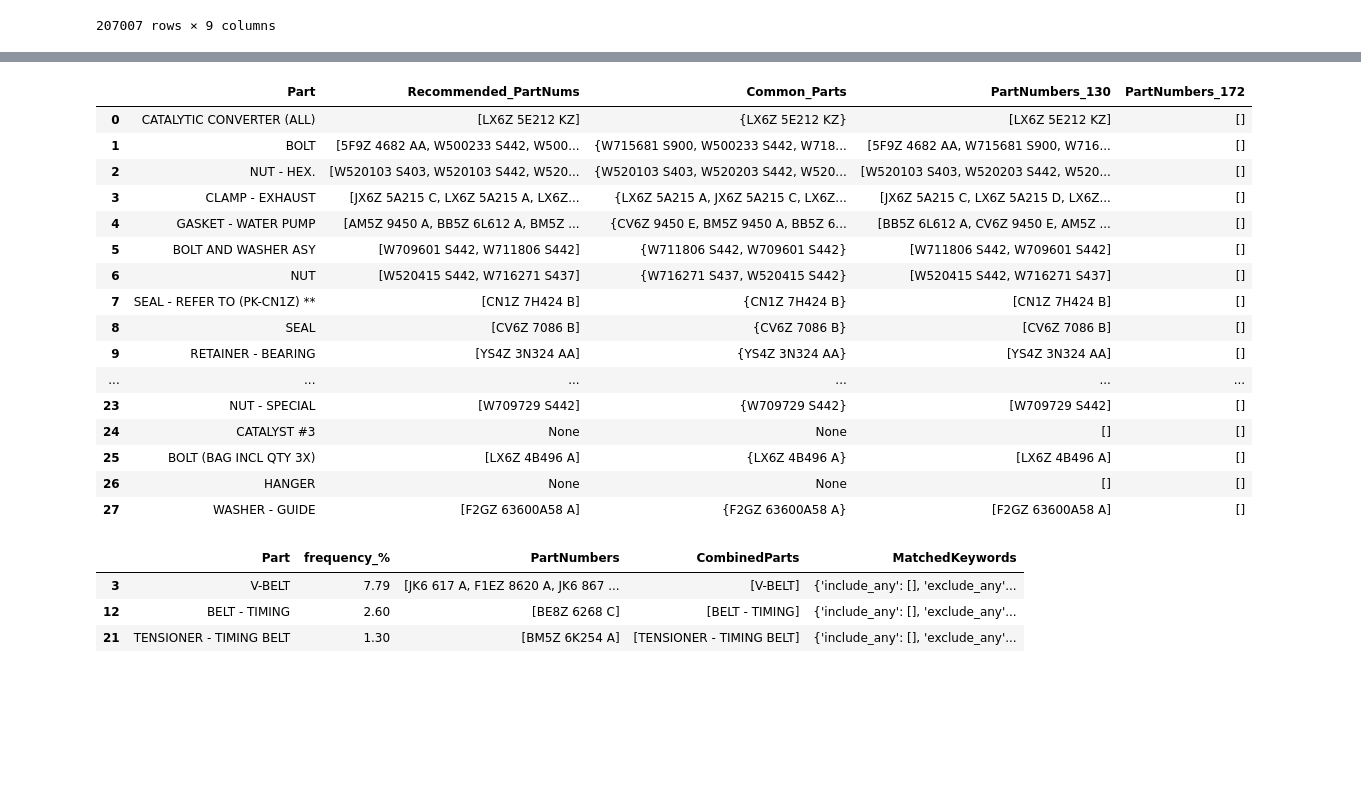
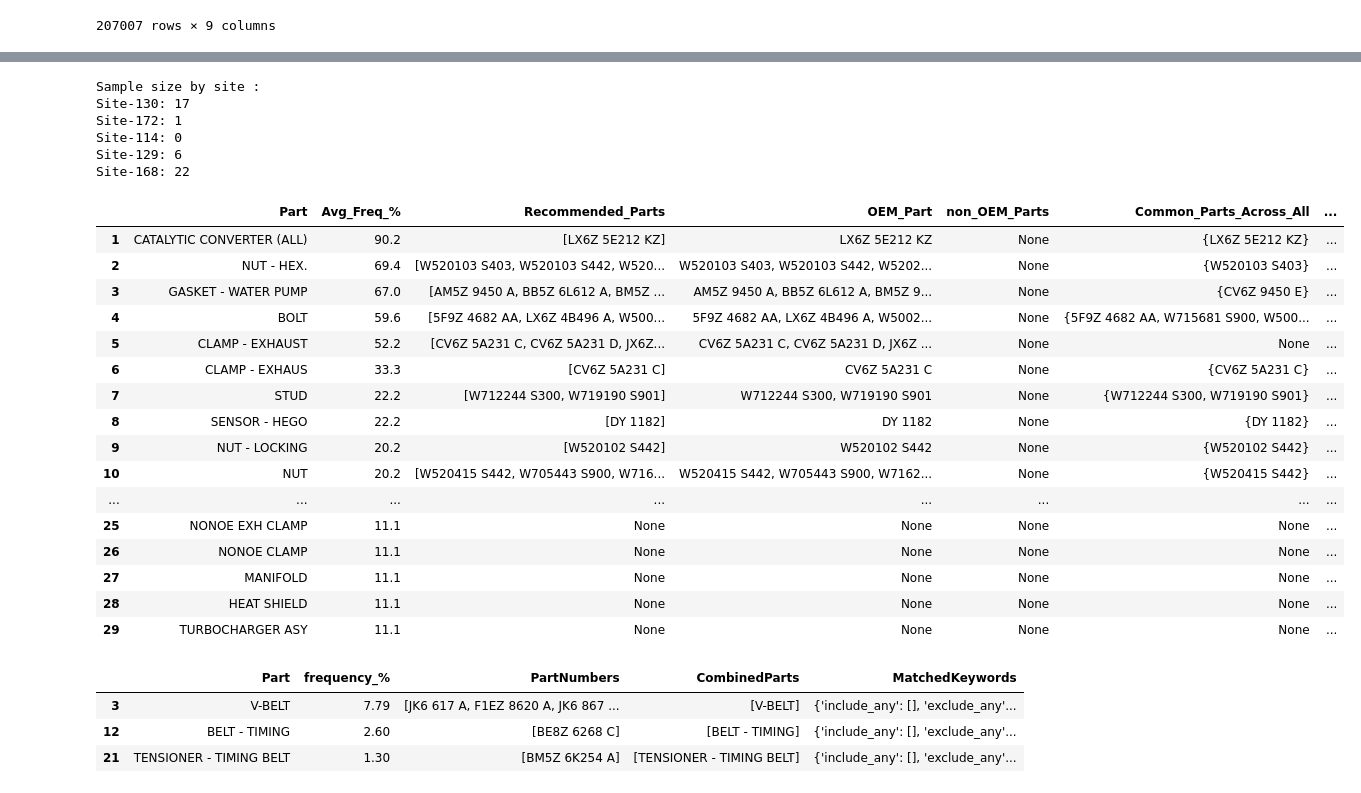
Before and after one commit to MeliPax/SPG, a Jupyter notebook: research/SPG_single_model_analysis.ipynb, the cells around one changed output, grey strips where cells are left out. Drawn from its saved outputs; the diff is of its cells as text; code cells hidden in the pictures; blank space fills up the shorter version.

```diff
--- a/research/SPG_single_model_analysis.ipynb
+++ b/research/SPG_single_model_analysis.ipynb
@@ -1589,10 +1615,11 @@ def execute_model(request_tbl_df, search_key_words, labour_line_df, parts_line_d
         match_mode="contains"         # or "word"
     ).reset_index(drop=True)
 
-    # print(f"")
+    # Total sample size for the job
+    sample_size = len(requests_filtered)
 
     # display(final_df)
-    return final_df
+    return [final_df, sample_size]
 # %% [markdown]
 Illustration for Site 172
 # %%
@@ -2263,3 +2255,6 @@ compare_site_results_side_by_side(results130_power_str, results172_power_str, pe
 key_wrd = key_wrds[2]
 results130_catal = execute_model(request_tbl_df = request_tbl_130, search_key_words = key_wrd, labour_line_df = labourline_tbl_130, parts_line_df = partslines_tbl_130, similarity_threshold=0.7, ignore_words=[" - "], groups=groups)
 results172_catal = execute_model(request_tbl_df = request_tbl_172, search_key_words = key_wrd, labour_line_df = labourline_tbl_172, parts_line_df = partslines_tbl_172, similarity_threshold=0.7, ignore_words=[" - "], groups=groups)
+results114_catal = execute_model(request_tbl_df = request_tbl_114, search_key_words = key_wrd, labour_line_df = labourline_tbl_114, parts_line_df = partslines_tbl_114, similarity_threshold=0.7, ignore_words=[" - "], groups=groups)
+results129_catal = execute_model(request_tbl_df = request_tbl_129, search_key_words = key_wrd, labour_line_df = labourline_tbl_129, parts_line_df = partslines_tbl_129, similarity_threshold=0.7, ignore_words=[" - "], groups=groups)
+results168_catal = execute_model(request_tbl_df = request_tbl_168, search_key_words = key_wrd, labour_line_df = labourline_tbl_168, parts_line_df = partslines_tbl_168, similarity_threshold=0.7, ignore_words=[" - "], groups=groups)
@@ -2285,24 +2261,37 @@ results172_catal = execute_model(request_tbl_df = request_tbl_172, search_key_wo
 # %%
+data = {
+    "130": results130_catal,
+    "172": results172_catal,
+    "114": results114_catal,
+    "129": results129_catal,
+    "168": results168_catal
+}
 
-compare_site_results_side_by_side(results130_catal, results172_catal, perc_thresh=1)
+compare_recommended_partLists_side_by_side(data)
 # %% [output]
+Sample size by site :
+Site-130: 17
+Site-172: 1
+Site-114: 0
+Site-129: 6
+Site-168: 22
-|  | Part | Recommended_PartNums | Common_Parts | PartNumbers_130 | PartNumbers_172 |
-| 0 | CATALYTIC CONVERTER (ALL) | [LX6Z 5E212 KZ] | {LX6Z 5E212 KZ} | [LX6Z 5E212 KZ] | [] |
-| 1 | BOLT | [5F9Z 4682 AA, W500233 S442, W500... | {W715681 S900, W500233 S442, W718... | [5F9Z 4682 AA, W715681 S900, W716... | [] |
-| 2 | NUT - HEX. | [W520103 S403, W520103 S442, W520... | {W520103 S403, W520203 S442, W520... | [W520103 S403, W520203 S442, W520... | [] |
-| 3 | CLAMP - EXHAUST | [JX6Z 5A215 C, LX6Z 5A215 A, LX6Z... | {LX6Z 5A215 A, JX6Z 5A215 C, LX6Z... | [JX6Z 5A215 C, LX6Z 5A215 D, LX6Z... | [] |
-| 4 | GASKET - WATER PUMP | [AM5Z 9450 A, BB5Z 6L612 A, BM5Z ... | {CV6Z 9450 E, BM5Z 9450 A, BB5Z 6... | [BB5Z 6L612 A, CV6Z 9450 E, AM5Z ... | [] |
-| 5 | BOLT AND WASHER ASY | [W709601 S442, W711806 S442] | {W711806 S442, W709601 S442} | [W711806 S442, W709601 S442] | [] |
-| 6 | NUT | [W520415 S442, W716271 S437] | {W716271 S437, W520415 S442} | [W520415 S442, W716271 S437] | [] |
-| 7 | SEAL - REFER TO (PK-CN1Z) ** | [CN1Z 7H424 B] | {CN1Z 7H424 B} | [CN1Z 7H424 B] | [] |
-| 8 | SEAL | [CV6Z 7086 B] | {CV6Z 7086 B} | [CV6Z 7086 B] | [] |
-| 9 | RETAINER - BEARING | [YS4Z 3N324 AA] | {YS4Z 3N324 AA} | [YS4Z 3N324 AA] | [] |
-| ... | ... | ... | ... | ... | ... |
-| 23 | NUT - SPECIAL | [W709729 S442] | {W709729 S442} | [W709729 S442] | [] |
-| 24 | CATALYST #3 | None | None | [] | [] |
-| 25 | BOLT (BAG INCL QTY 3X) | [LX6Z 4B496 A] | {LX6Z 4B496 A} | [LX6Z 4B496 A] | [] |
-| 26 | HANGER | None | None | [] | [] |
-| 27 | WASHER - GUIDE | [F2GZ 63600A58 A] | {F2GZ 63600A58 A} | [F2GZ 63600A58 A] | [] |
+|  | Part | Avg_Freq_% | Recommended_Parts | OEM_Part | non_OEM_Parts | Common_Parts_Across_All | ... |
+| 1 | CATALYTIC CONVERTER (ALL) | 90.2 | [LX6Z 5E212 KZ] | LX6Z 5E212 KZ | None | {LX6Z 5E212 KZ} | ... |
+| 2 | NUT - HEX. | 69.4 | [W520103 S403, W520103 S442, W520... | W520103 S403, W520103 S442, W5202... | None | {W520103 S403} | ... |
+| 3 | GASKET - WATER PUMP | 67.0 | [AM5Z 9450 A, BB5Z 6L612 A, BM5Z ... | AM5Z 9450 A, BB5Z 6L612 A, BM5Z 9... | None | {CV6Z 9450 E} | ... |
+| 4 | BOLT | 59.6 | [5F9Z 4682 AA, LX6Z 4B496 A, W500... | 5F9Z 4682 AA, LX6Z 4B496 A, W5002... | None | {5F9Z 4682 AA, W715681 S900, W500... | ... |
+| 5 | CLAMP - EXHAUST | 52.2 | [CV6Z 5A231 C, CV6Z 5A231 D, JX6Z... | CV6Z 5A231 C, CV6Z 5A231 D, JX6Z ... | None | None | ... |
+| 6 | CLAMP - EXHAUS | 33.3 | [CV6Z 5A231 C] | CV6Z 5A231 C | None | {CV6Z 5A231 C} | ... |
+| 7 | STUD | 22.2 | [W712244 S300, W719190 S901] | W712244 S300, W719190 S901 | None | {W712244 S300, W719190 S901} | ... |
+| 8 | SENSOR - HEGO | 22.2 | [DY 1182] | DY 1182 | None | {DY 1182} | ... |
+| 9 | NUT - LOCKING | 20.2 | [W520102 S442] | W520102 S442 | None | {W520102 S442} | ... |
+| 10 | NUT | 20.2 | [W520415 S442, W705443 S900, W716... | W520415 S442, W705443 S900, W7162... | None | {W520415 S442} | ... |
+| ... | ... | ... | ... | ... | ... | ... | ... |
+| 25 | NONOE EXH CLAMP | 11.1 | None | None | None | None | ... |
+| 26 | NONOE CLAMP | 11.1 | None | None | None | None | ... |
+| 27 | MANIFOLD | 11.1 | None | None | None | None | ... |
+| 28 | HEAT SHIELD | 11.1 | None | None | None | None | ... |
+| 29 | TURBOCHARGER ASY | 11.1 | None | None | None | None | ... |
 # %%
 # looking at the different unique variations of key parts eg. "Water pump" kit names to determine the best way to filter the data for accuracy.
 water_pump_keywrds = ["Water|Pump", "Gasket|Pulley|HOSE|COVER|OIL|CONNECTION|WATER BYP|FUE|TUBE|ADAPTOR|WASHER"]
```
Also changed, not shown: parts of 13 cells of this notebook.
